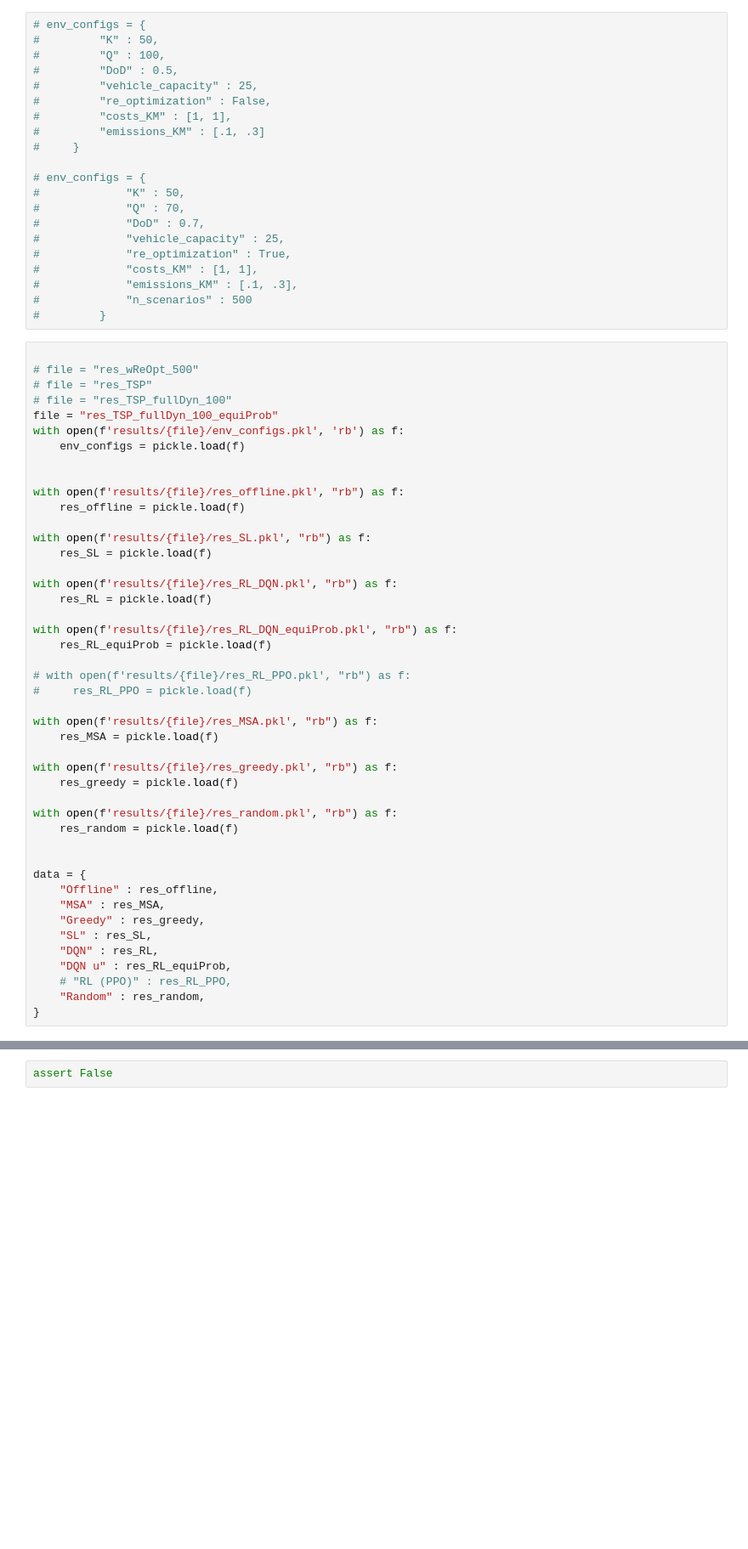
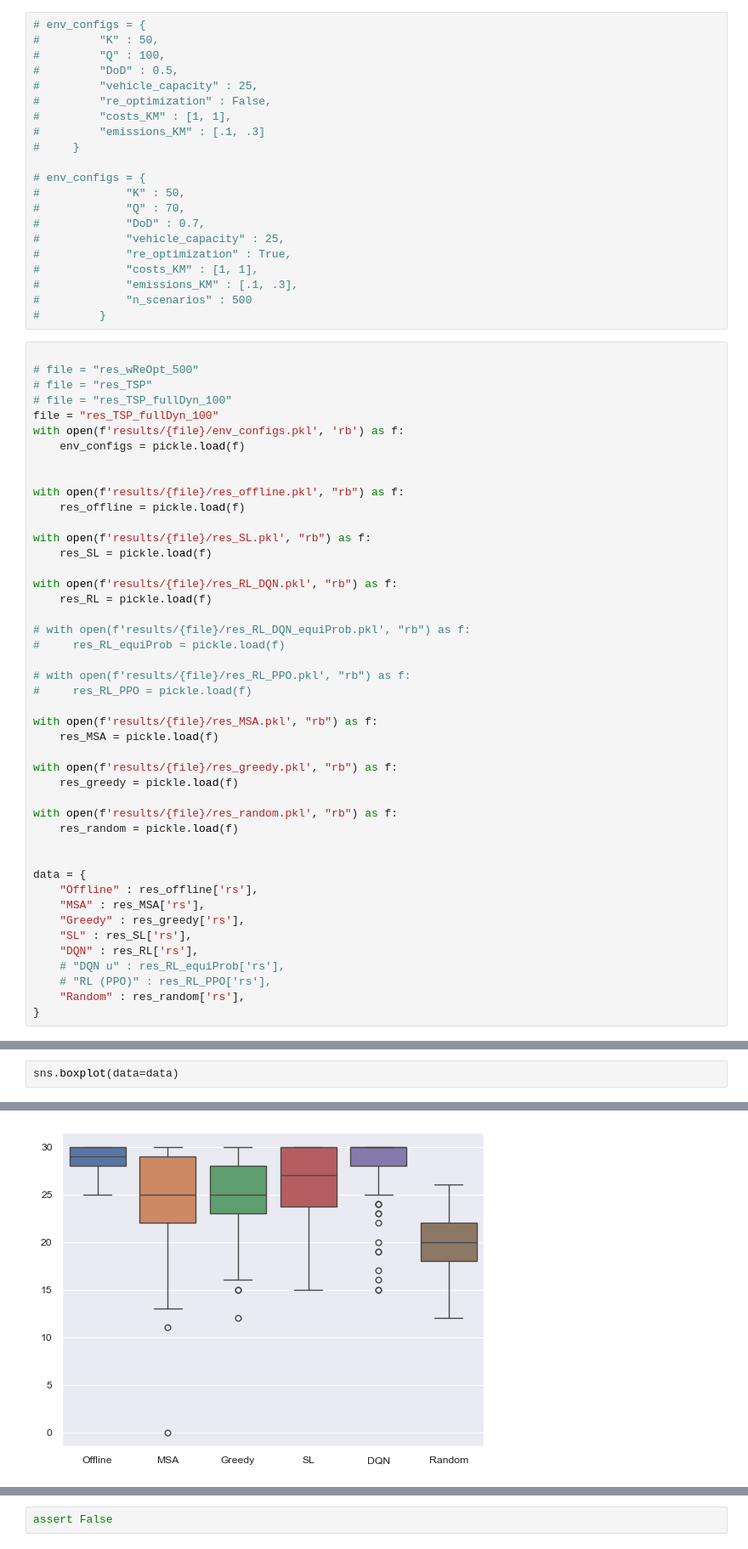
Before and after one commit to Farid-Najar/DynamicQVRP, a Jupyter notebook: results.ipynb, the cells around one changed output, grey strips where cells are left out. Shown: that part at 85% size. Drawn from its saved outputs; the diff is of its cells as text; blank space fills up the shorter version.

Commit message:
[Done] plotting updated

```diff
--- a/results.ipynb
+++ b/results.ipynb
@@ -33,7 +35,7 @@ from utils.plot_results import plot
 # file = "res_wReOpt_500"
 # file = "res_TSP"
 # file = "res_TSP_fullDyn_100"
-file = "res_TSP_fullDyn_100_equiProb"
+file = "res_TSP_fullDyn_100"
 with open(f'results/{file}/env_configs.pkl', 'rb') as f:
     env_configs = pickle.load(f)
 
@@ -47,8 +49,8 @@ with open(f'results/{file}/res_SL.pkl', "rb") as f:
 with open(f'results/{file}/res_RL_DQN.pkl', "rb") as f:
     res_RL = pickle.load(f)
 
-with open(f'results/{file}/res_RL_DQN_equiProb.pkl', "rb") as f:
-    res_RL_equiProb = pickle.load(f)
+# with open(f'results/{file}/res_RL_DQN_equiProb.pkl', "rb") as f:
+#     res_RL_equiProb = pickle.load(f)
 
 # with open(f'results/{file}/res_RL_PPO.pkl', "rb") as f:
 #     res_RL_PPO = pickle.load(f)
@@ -64,12 +66,12 @@ with open(f'results/{file}/res_random.pkl', "rb") as f:
 
 
 data = {
-    "Offline" : res_offline,
-    "MSA" : res_MSA,
-    "Greedy" : res_greedy,
-    "SL" : res_SL,
-    "DQN" : res_RL,
-    "DQN u" : res_RL_equiProb,
-    # "RL (PPO)" : res_RL_PPO,
-    "Random" : res_random,
+    "Offline" : res_offline['rs'],
+    "MSA" : res_MSA['rs'],
+    "Greedy" : res_greedy['rs'],
+    "SL" : res_SL['rs'],
+    "DQN" : res_RL['rs'],
+    # "DQN u" : res_RL_equiProb['rs'],
+    # "RL (PPO)" : res_RL_PPO['rs'],
+    "Random" : res_random['rs'],
 }
@@ -75,0 +95,3 @@ data = {
+# %%
+sns.boxplot(data=data)
+# %% [output]
@@ -76,3 +99,4 @@ data = {
+[figure, added]
 # %%
 env_configs
 # %% [output]
```
Also changed, not shown: parts of 15 cells of this notebook, 2 other files.
